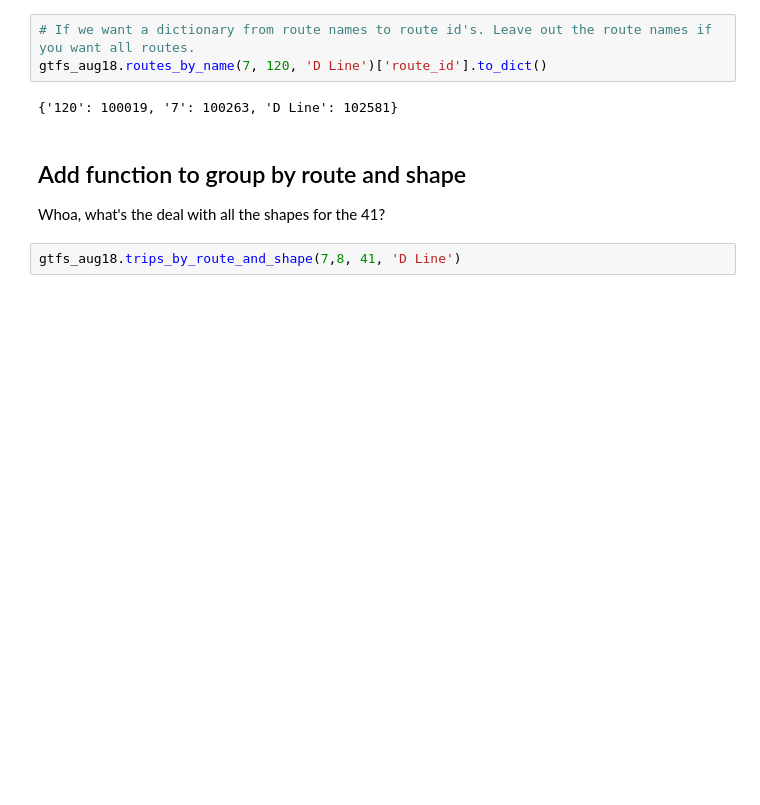
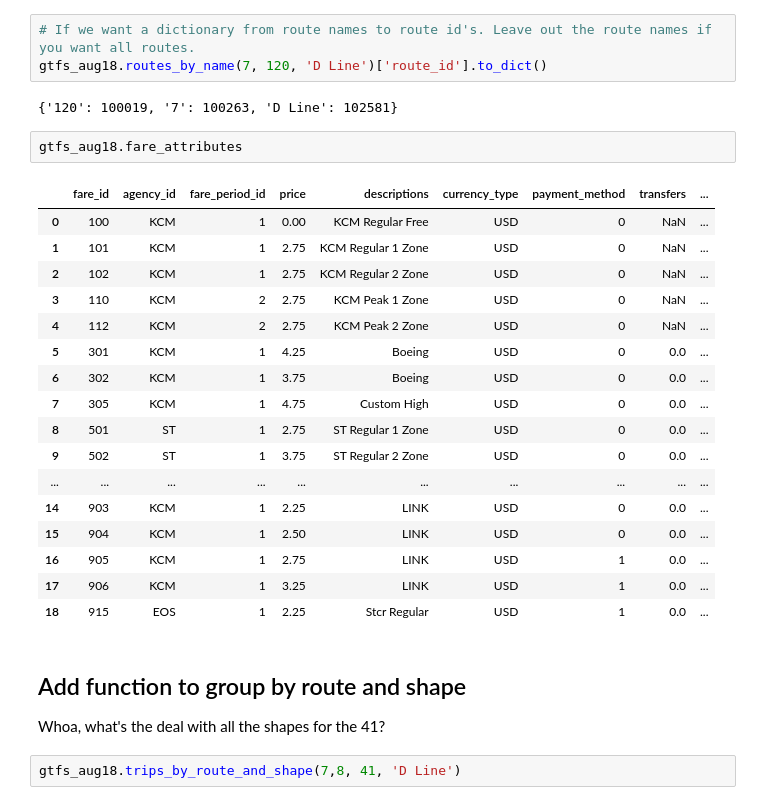
Before and after one commit to 350Seattle-Transportation-Team/gtfs-realtime, a Jupyter notebook: data_transformation/02_work_on_gtfs_classes.ipynb, the cells around one changed output. Cells and saved outputs as stored; diff of their text form; blank space fills up the shorter version.

Commit message:
improve aggregation functions, look at fare attributes

```diff
--- a/data_transformation/02_work_on_gtfs_classes.ipynb
+++ b/data_transformation/02_work_on_gtfs_classes.ipynb
@@ -371,6 +399,26 @@ gtfs_aug18.routes_by_name(7, 120, 'D Line')
 gtfs_aug18.routes_by_name(7, 120, 'D Line')['route_id'].to_dict()
 # %% [output]
 {'120': 100019, '7': 100263, 'D Line': 102581}
+# %%
+gtfs_aug18.fare_attributes
+# %% [output]
+|  | fare_id | agency_id | fare_period_id | price | descriptions | currency_type | payment_method | transfers | ... |
+| 0 | 100 | KCM | 1 | 0.00 | KCM Regular Free | USD | 0 | NaN | ... |
+| 1 | 101 | KCM | 1 | 2.75 | KCM Regular 1 Zone | USD | 0 | NaN | ... |
+| 2 | 102 | KCM | 1 | 2.75 | KCM Regular 2 Zone | USD | 0 | NaN | ... |
+| 3 | 110 | KCM | 2 | 2.75 | KCM Peak 1 Zone | USD | 0 | NaN | ... |
+| 4 | 112 | KCM | 2 | 2.75 | KCM Peak 2 Zone | USD | 0 | NaN | ... |
+| 5 | 301 | KCM | 1 | 4.25 | Boeing | USD | 0 | 0.0 | ... |
+| 6 | 302 | KCM | 1 | 3.75 | Boeing | USD | 0 | 0.0 | ... |
+| 7 | 305 | KCM | 1 | 4.75 | Custom High | USD | 0 | 0.0 | ... |
+| 8 | 501 | ST | 1 | 2.75 | ST Regular 1 Zone | USD | 0 | 0.0 | ... |
+| 9 | 502 | ST | 1 | 3.75 | ST Regular 2 Zone | USD | 0 | 0.0 | ... |
+| ... | ... | ... | ... | ... | ... | ... | ... | ... | ... |
+| 14 | 903 | KCM | 1 | 2.25 | LINK | USD | 0 | 0.0 | ... |
+| 15 | 904 | KCM | 1 | 2.50 | LINK | USD | 0 | 0.0 | ... |
+| 16 | 905 | KCM | 1 | 2.75 | LINK | USD | 1 | 0.0 | ... |
+| 17 | 906 | KCM | 1 | 3.25 | LINK | USD | 1 | 0.0 | ... |
+| 18 | 915 | EOS | 1 | 2.25 | Stcr Regular | USD | 1 | 0.0 | ... |
 # %% [markdown]
 ## Add function to group by route and shape
 
```
Also changed, not shown: parts of 6 cells of this notebook, 1 other file.
